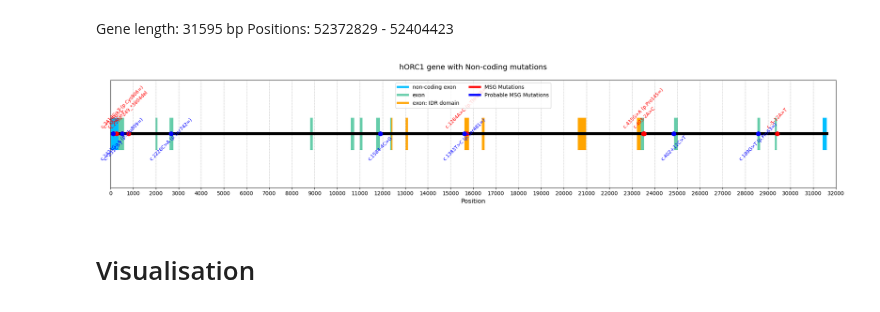
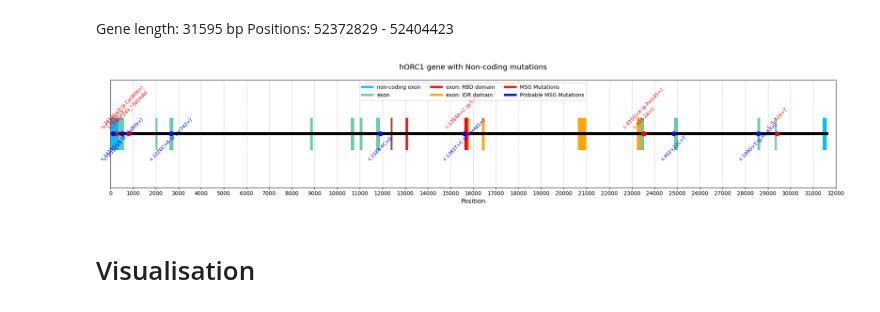
Before and after one commit to Lopatushka/ORC1, a Jupyter notebook: clinvar_analysis.ipynb, the cells around one changed output. Saved outputs shown, nothing was run; the diff lists cells and outputs as text; code cells hidden in the pictures.

Commit message:
add RBD domain on the intron/exon map

```diff
--- a/clinvar_analysis.ipynb
+++ b/clinvar_analysis.ipynb
@@ -204,10 +204,14 @@ domains = [
 
     # IDR end
     {"name": "exon", "start": 12333, "end": 12382, "color": "mediumaquamarine", "alpha": 1},
-    {"name": "exon", "start": 12383, "end": 12434, "color": "orange", "alpha": 1},
+    {"name": "exon: RBD domain", "start": 12383, "end": 12434, "color": "red", "alpha": 1},
 
-    {"name": "exon: IDR domain", "start": 13024, "end": 13121, "color": "orange", "alpha": 1},
-    {"name": "exon: IDR domain", "start": 15614, "end": 15809, "color": "orange", "alpha": 1},
+    {"name": "exon: RBD domain", "start": 13024, "end": 13121, "color": "red", "alpha": 1},
+
+    # RBD start
+    {"name": "exon: IDR domain", "start": 15760, "end": 15809, "color": "orange", "alpha": 1},
+    {"name": "exon: IDR domain", "start": 15614, "end": 15759, "color": "red", "alpha": 1},
+
     {"name": "exon: IDR domain", "start": 16389, "end": 16493, "color": "orange", "alpha": 1},
     {"name": "exon: IDR domain", "start": 20615, "end": 20975, "color": "orange", "alpha": 1},
 
@@ -278,35 +282,35 @@ for _, mutation in MGS_probable_non_coding_muts.iterrows():
     ax.text(
         mutation["New_location"],
         0.25,
         mutation["New_name"],
         ha="center",
         fontsize=9,
         rotation=45,
         color="blue"
     )
 
 
 
 # Add the unique legend
 ax.legend(handles=[plt.Line2D([0], [0], color=color, lw=4, label=label) for label, color in unique_labels.items()],
-          loc="upper center", ncol=2, frameon=True, fontsize=10)
+          loc="upper center", ncol=3, frameon=True, fontsize=10)
 
 # Add gridlines for alignment
 ax.grid(axis="x", color="gray", linestyle="--", linewidth=0.5, alpha=0.7)
 
 # Add labels and title
 ax.set_xlim(0, protein_length)
 ax.set_ylim(0, 1)
 ax.set_xticks(range(0, protein_length + 1000, 1000))
 ax.set_yticks([])
 ax.set_xlabel("Position", fontsize=12)
 ax.set_title("hORC1 gene with Non-coding mutations", fontsize=14, pad=20)
 
 # Show the plot
 plt.tight_layout()
 plt.show()
 # %% [output]
-[figure, old version]
+[figure, new version]
 # %%
 # Data
 grouped_counts = noncoding.groupby("Germline review status")["Condition_new"].value_counts()
```
